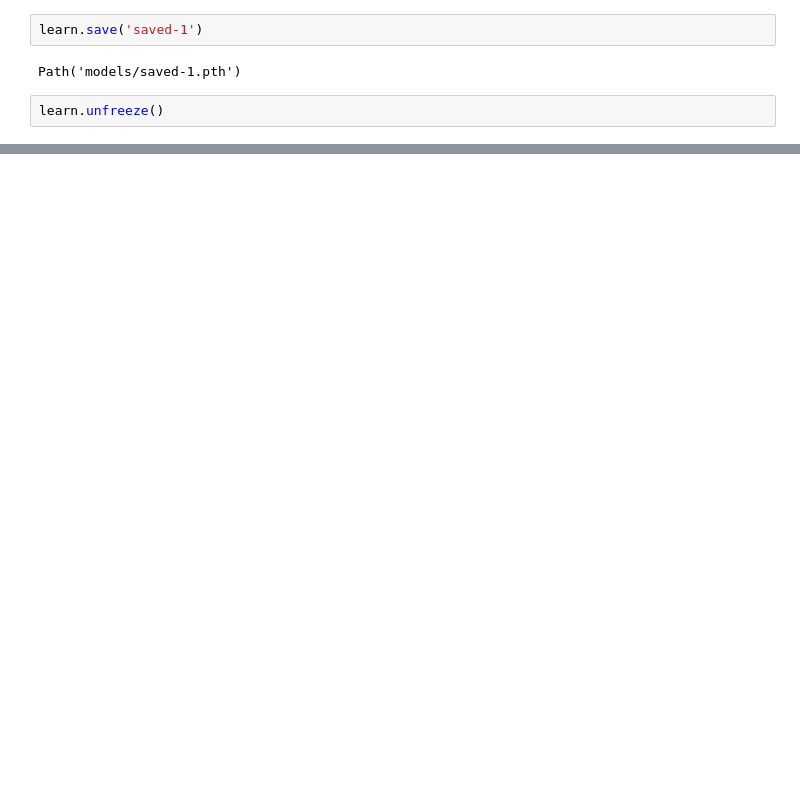
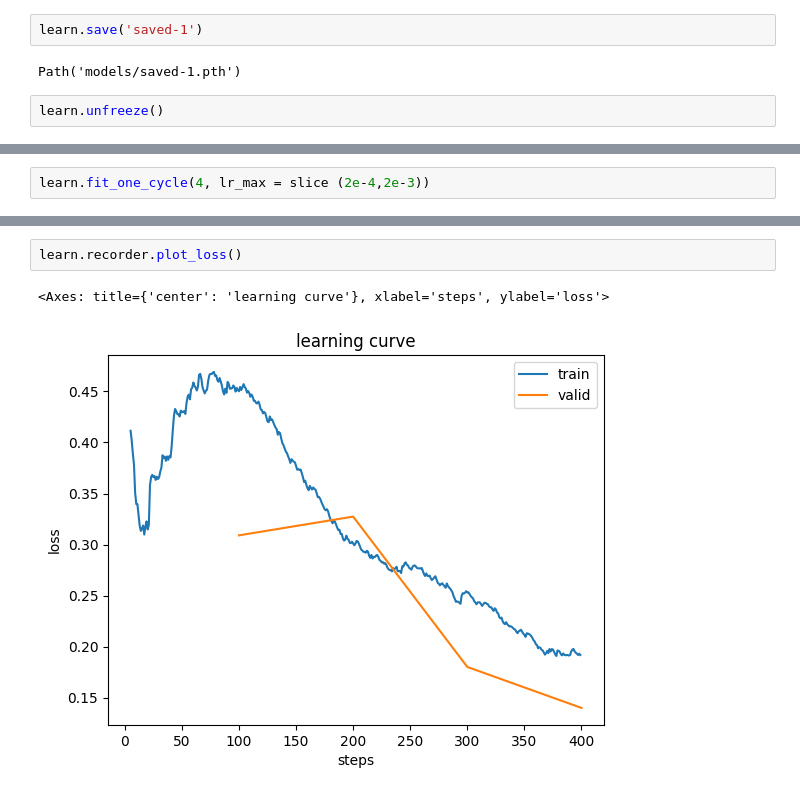
Before and after one commit to igntrevor/Asifiwe-Project, a Jupyter notebook: MIIA torchscript.ipynb, the cells around one changed output, grey strips where cells are left out. Drawn from its saved outputs; the diff is of its cells as text; blank space fills up the shorter version.

```diff
--- a/MIIA torchscript.ipynb
+++ b/MIIA torchscript.ipynb
@@ -61,0 +58,2 @@ SuggestedLRs(valley=5.248074739938602e-05)
+# %%
+learn.fit_one_cycle(4, lr_max = slice (2e-4,2e-3))
@@ -61,0 +66,5 @@ SuggestedLRs(valley=5.248074739938602e-05)
+# %%
+learn.recorder.plot_loss()
+# %% [output]
+<Axes: title={'center': 'learning curve'}, xlabel='steps', ylabel='loss'>
+[figure, added]
```
Also changed, not shown: parts of 9 cells of this notebook, 2 other files.
